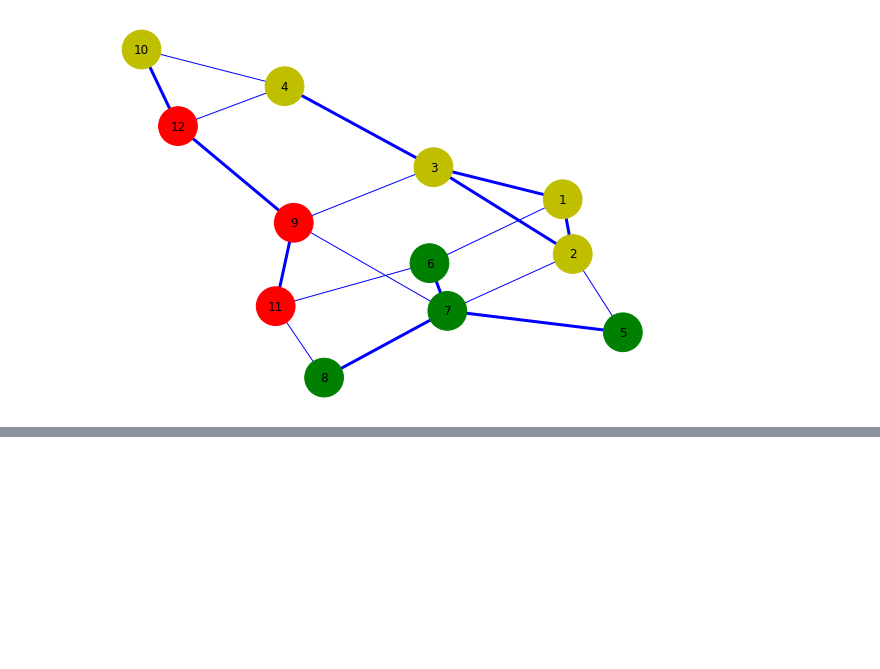
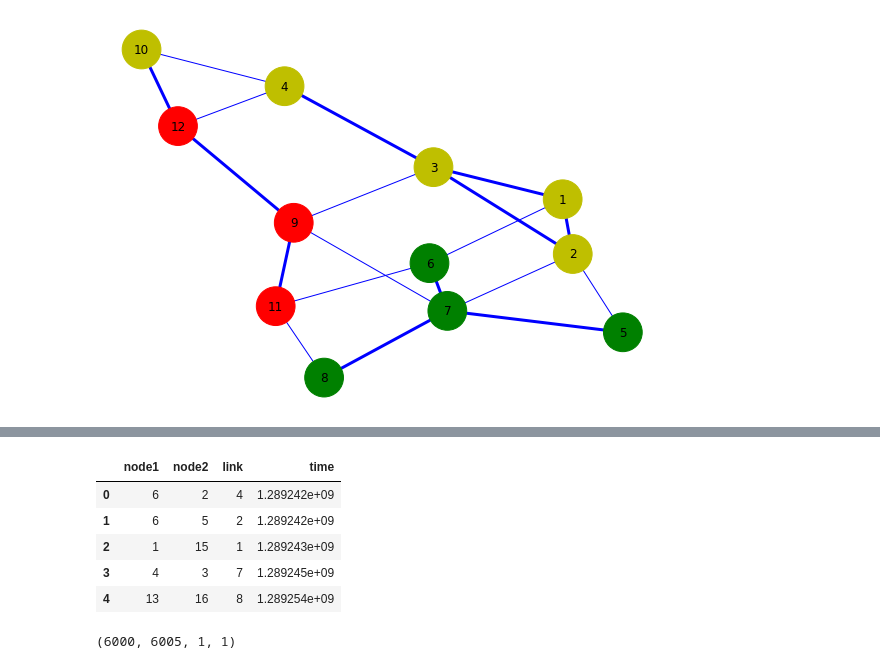
Before and after one commit to nikolasunara/USPP, a Jupyter notebook: LowRankCode.ipynb, the cells around one changed output, grey strips where cells are left out. Saved outputs shown, nothing was run; the diff lists cells and outputs as text; code cells hidden in the pictures; blank space fills up the shorter version.

```diff
--- a/LowRankCode.ipynb
+++ b/LowRankCode.ipynb
@@ -376,0 +385,20 @@ nx.draw(G, pos, ax, width=tezine, node_size=1500, with_labels=True, node_color=c
+# %%
+data = pd.read_csv('soc-sign-bitcoinotc.csv', sep=",", header=None)
+data.columns = ["node1", "node2", "link", "time"]
+# %%
+data.head()
+# %% [output]
+|  | node1 | node2 | link | time |
+| 0 | 6 | 2 | 4 | 1.289242e+09 |
+| 1 | 6 | 5 | 2 | 1.289242e+09 |
+| 2 | 1 | 15 | 1 | 1.289243e+09 |
+| 3 | 4 | 3 | 7 | 1.289245e+09 |
+| 4 | 13 | 16 | 8 | 1.289254e+09 |
+# %%
+a1 = data["node1"].max()
+a2 = data["node2"].max()
+a3 = data["node1"].min()
+a4 = data["node2"].min()
+a1, a2, a3, a4
+# %% [output]
+(6000, 6005, 1, 1)
```
Also changed, not shown: parts of 14 cells of this notebook.
